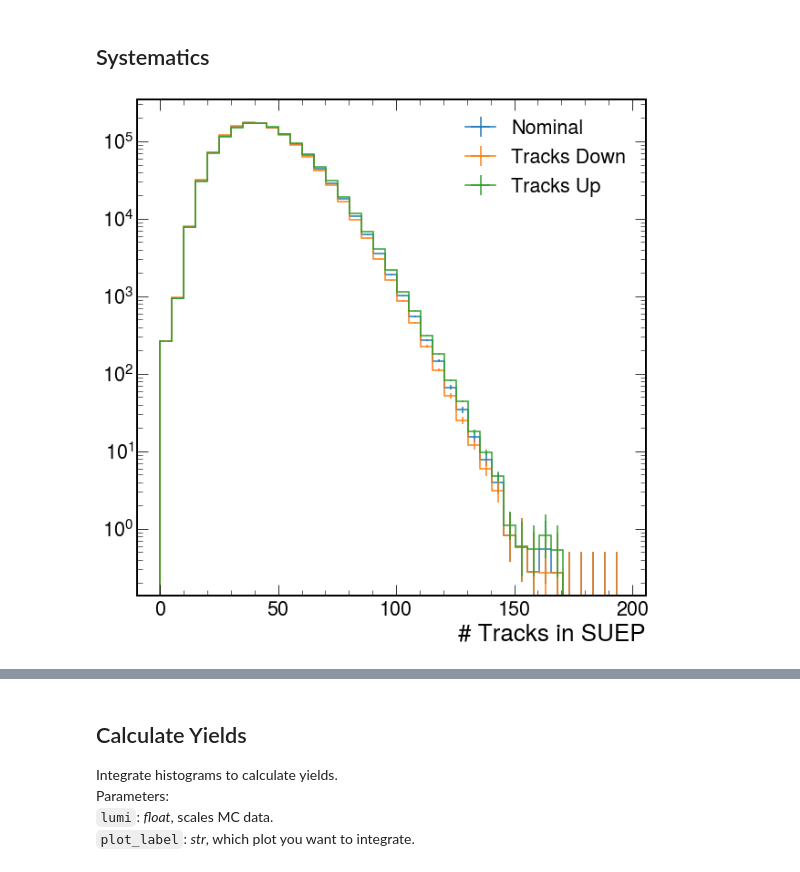
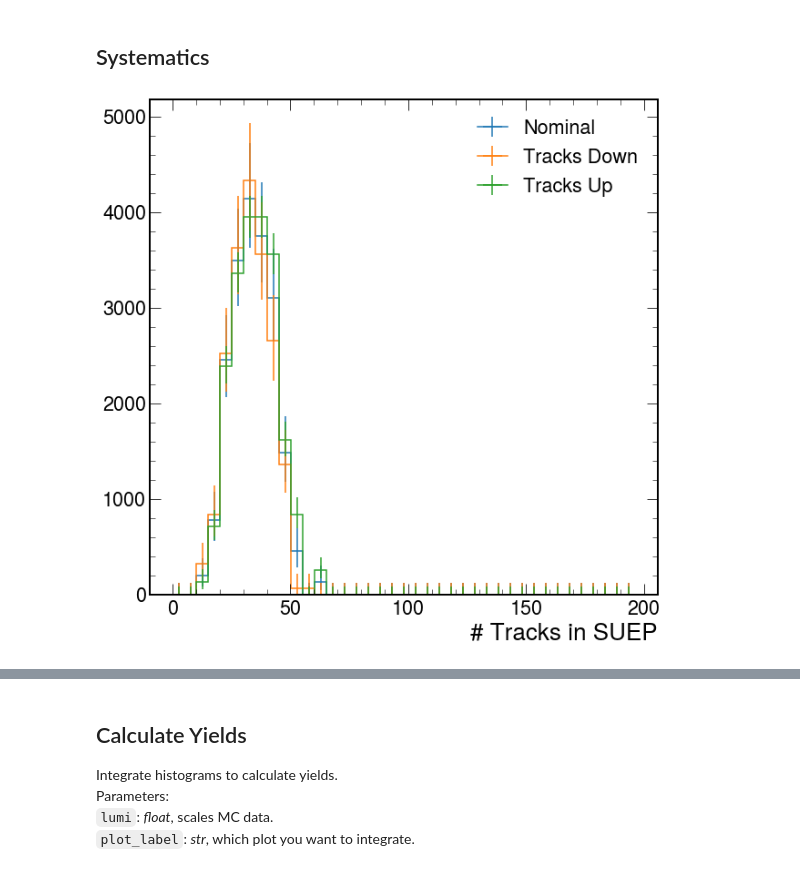
Before and after one commit to SUEPPhysics/SUEPCoffea_dask, a Jupyter notebook: plotting/plot.ipynb, the cells around one changed output, grey strips where cells are left out. Saved outputs shown, nothing was run; the diff lists cells and outputs as text; code cells hidden in the pictures.

```diff
--- a/plotting/plot.ipynb
+++ b/plotting/plot.ipynb
@@ -812,14 +813,14 @@ for i in range(len(labels)):
 ## Systematics
 # %%
 plot_label = 'SUEP_nconst_Cluster'
-sample = 'QCD_HT_2018'
+sample = '700to1000_2018'
 sys = ['', '_trackDOWN', '_trackUP']
 labels = ['Nominal', 'Tracks Down', 'Tracks Up']
 
 for s, l in zip(sys, labels):
     h = plots[sample][plot_label + s]
     hep.histplot(h[:200j:2j], label=l)
 _ = plt.legend()
-plt.yscale('log')
+#plt.yscale('log')
 # %% [output]
-[figure, old version]
+[figure, new version]
```
Also changed, not shown: parts of 3 cells of this notebook, 1 other file.
